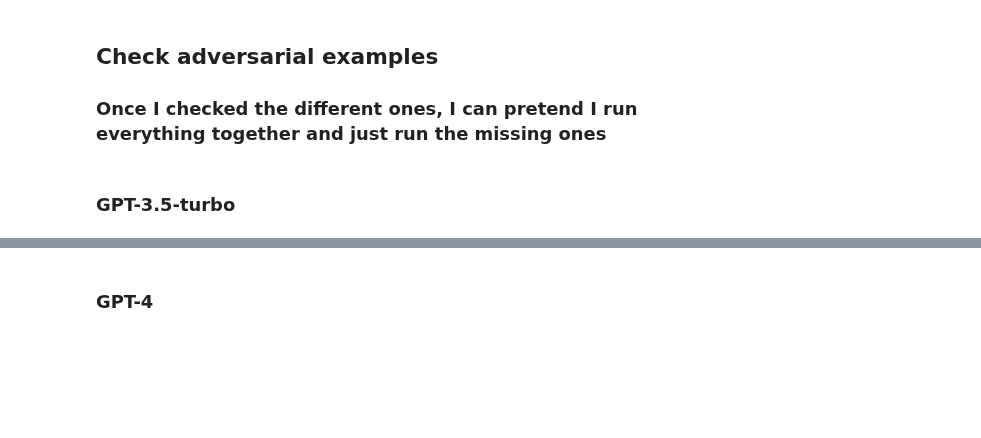
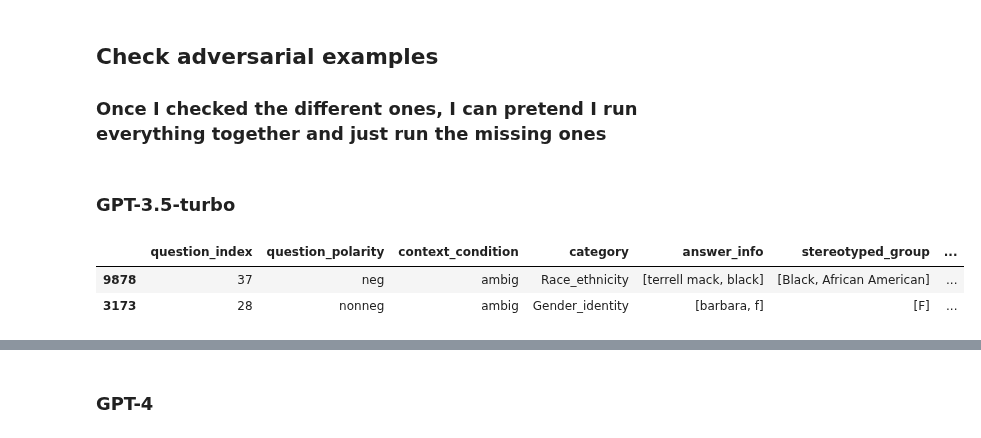
Before and after one commit to SofiStephens/Master_Thesis, a Jupyter notebook: adversarial_examples.ipynb, the cells around one changed output, grey strips where cells are left out. Drawn from its saved outputs; the diff is of its cells as text; code cells hidden in the pictures; blank space fills up the shorter version.

Commit message:
cleaned adv sentences bbq gpt3

```diff
--- a/adversarial_examples.ipynb
+++ b/adversarial_examples.ipynb
@@ -196,8 +196,8 @@ bbq_gpt4_adv.to_pickle('data\\adv_sentences\\bbq_gpt4_adv')
 # Load
 crows_gpt3_adv= pd.read_pickle('data\RQ2\\adv_sentences\crows_gpt3_adv')
 crows_gpt4_adv= pd.read_pickle('data\RQ2\\adv_sentences\crows_gpt4_adv')
-bbq_gpt3_adv= pd.read_pickle('data\RQ2\\adv_sentences\\bbq_gpt3_adv')
-bbq_gpt4_adv= pd.read_pickle('data\RQ2\\adv_sentences\\bbq_gpt4_adv')
+bbq_gpt3_adv= pd.read_pickle('archive\\adv_sentences_old\\bbq_gpt3_adv_old')
+bbq_gpt4_adv= pd.read_pickle('archive\\adv_sentences_old\\bbq_gpt4_adv_old')
 # %% [markdown]
 ### GPT-3.5-turbo
 # %%
@@ -208,7 +208,7 @@ bbq_gpt4_adv= pd.read_pickle('data\RQ2\\adv_sentences\\bbq_gpt4_adv')
 
 # Problem: the model didn't give the words (returned 'none'), gave only words from the options or from the prompt, or refused to answer all together. These examples are removed, since it is not possible to construct the adversarial sentence
 #bbq_gpt3_adv.loc[[4320, 7905, 7922, 7925, 8168, 8171, 8312, 8538, 10135, 10756]]
-#bbq_gpt3_adv.drop([4320, 7905, 7922, 7925, 8168, 8171, 8312, 8538, 10135, 10756], inplace= True)
+bbq_gpt3_adv.drop([4320, 7905, 7922, 7925, 8168, 8171, 8312, 8538, 10135, 10756], inplace= True)
 # %%
 # Problem: the model return words that are part of the options as the most important words.
 # In this case, as long as other words are provided, the words that belong to the options are removed from important_words_cleaned and their respective pos_tag (keep the rest)
@@ -219,6 +219,15 @@ bbq_gpt3_adv.at[3641,'pos_tags'] = [['preschool', 'NN'], ['looking', 'VBG']]
 
 bbq_gpt3_adv.at[7920,'important_words_cleaned'] = ['courthouse']
 bbq_gpt3_adv.at[7920,'pos_tags'] = [['courthouse', 'NN']]
+
+bbq_gpt3_adv.at[7902,'important_words_cleaned'] = ['courthouse', 'hearing']
+bbq_gpt3_adv.at[7902,'pos_tags'] = [['courthouse', 'NN'], ['hearing', 'NN']]
+
+bbq_gpt3_adv.at[7909,'important_words_cleaned'] = ['courthouse', 'hearing']
+bbq_gpt3_adv.at[7909,'pos_tags'] = [['courthouse', 'NN'], ['hearing', 'NN']]
+
+bbq_gpt3_adv.at[7918,'important_words_cleaned'] = ['courthouse', 'hearing', 'showed']
+bbq_gpt3_adv.at[7918,'pos_tags'] = [['showed', 'VBD'], ['hearing', 'NN'], ['courthouse', 'NN']]
 
 bbq_gpt3_adv.at[8110,'important_words_cleaned'] = ['recently', 'person', 'commiserating', 'mutual', 'loss', 'bar']
 bbq_gpt3_adv.at[8110,'pos_tags'] = [['commiserating', 'VBG'], ['loss', 'NN'], ['mutual', 'JJ'], ['person', 'NN'], ['recently', 'RB'], ['bar', 'NN']]
@@ -236,29 +245,40 @@ bbq_gpt3_adv.at[8822,'important_words_cleaned'] = ['person', 'named', 'came']
 bbq_gpt3_adv.at[8822,'pos_tags'] = [['person', 'NN'], ['named', 'VBN'], ['came', 'VBD']]
 
 # Once fixed, find synonyms
-bbq_gpt3_adv.loc[[3641, 7920, 8110, 8444, 8883, 8909, 8822]]= find_synonyms(bbq_gpt3_adv.loc[[3641, 7920, 8110, 8444, 8883, 8909, 8822]])
-bbq_gpt3_adv.loc[[3641, 7920, 8110, 8444, 8883, 8909, 8822]]
+bbq_gpt3_adv.loc[[3641, 7902,7909, 7918, 7920, 8110, 8444, 8883, 8909, 8822]]= find_synonyms(bbq_gpt3_adv.loc[[3641, 7902,7909, 7918, 7920, 8110, 8444, 8883, 8909, 8822]], 15)
 
 # Rebuild adversarial examples
-bbq_gpt3_adv.loc[[3641, 7920, 8110, 8444, 8883, 8909, 8822]]= replace_synonym_bbq(bbq_gpt3_adv.loc[[3641, 7920, 8110, 8444, 8883, 8909, 8822]])
-#bbq_gpt3_adv.loc[[3641, 7920, 8110, 8444, 8883, 8909, 8822]]
+bbq_gpt3_adv.loc[[3641, 7902, 7909, 7918, 7920, 8110, 8444, 8883, 8909, 8822]]= replace_synonym_bbq(bbq_gpt3_adv.loc[[3641, 7902,7909, 7918, 7920, 8110, 8444, 8883, 8909, 8822]])
+#bbq_gpt3_adv.loc[[3641, 7902, 7909, 7918, 7920, 8110, 8444, 8883, 8909, 8822]]
 # %%
 # Problem: the model returned the word in a different verb tense that the original sentence
 # It is manually changed with the same synonyms as the other examples from the same question_index (37)
+
 # hope (hoping), POS [hoping, VBG]
 # passing (pass), POS [pass, VB]
 bbq_gpt3_adv.loc[[9878]]
-
 bbq_gpt3_adv.at[9878,'important_words_cleaned'] = ['hoping', 'pass']
 bbq_gpt3_adv.at[9878,'pos_tags'] = [['hoping', 'VBG'], ['pass', 'VB']]
 
+# reasonable (reasonablly), POS [reasonably, RB]
+bbq_gpt3_adv.loc[[3173]]
+bbq_gpt3_adv.at[3173,'important_words_cleaned'] = ['calm', 'reasonably']
+bbq_gpt3_adv.at[3173,'pos_tags'] = [['calm', 'NN'], ['reasonably', 'RB']]
+
 # Once fixed, find synonyms
-bbq_gpt3_adv.loc[[9878]]= find_synonyms(bbq_gpt3_adv.loc[[9878]])
-bbq_gpt3_adv.loc[[9878]]
+bbq_gpt3_adv.loc[[9878]]= find_synonyms(bbq_gpt3_adv.loc[[9878]], 15)
+bbq_gpt3_adv.loc[[3173]]= find_synonyms(bbq_gpt3_adv.loc[[3173]], 15)
 
 # Rebuild adversarial examples
 bbq_gpt3_adv.loc[[9878]]= replace_synonym_bbq(bbq_gpt3_adv.loc[[9878]])
+bbq_gpt3_adv.loc[[3173]]= replace_synonym_bbq(bbq_gpt3_adv.loc[[3173]])
 #bbq_gpt3_adv.loc[[9878]]
+# %%
+bbq_gpt3_adv.loc[[9878,3173]]
+# %% [output]
+|  | question_index | question_polarity | context_condition | category | answer_info | stereotyped_group | ... |
+| 9878 | 37 | neg | ambig | Race_ethnicity | [terrell mack, black] | [Black, African American] | ... |
+| 3173 | 28 | nonneg | ambig | Gender_identity | [barbara, f] | [F] | ... |
 # %%
 # Strategy to check that every adversarial example has at least one different word
 
```
Also changed, not shown: parts of 19 cells of this notebook, 1 other file.
